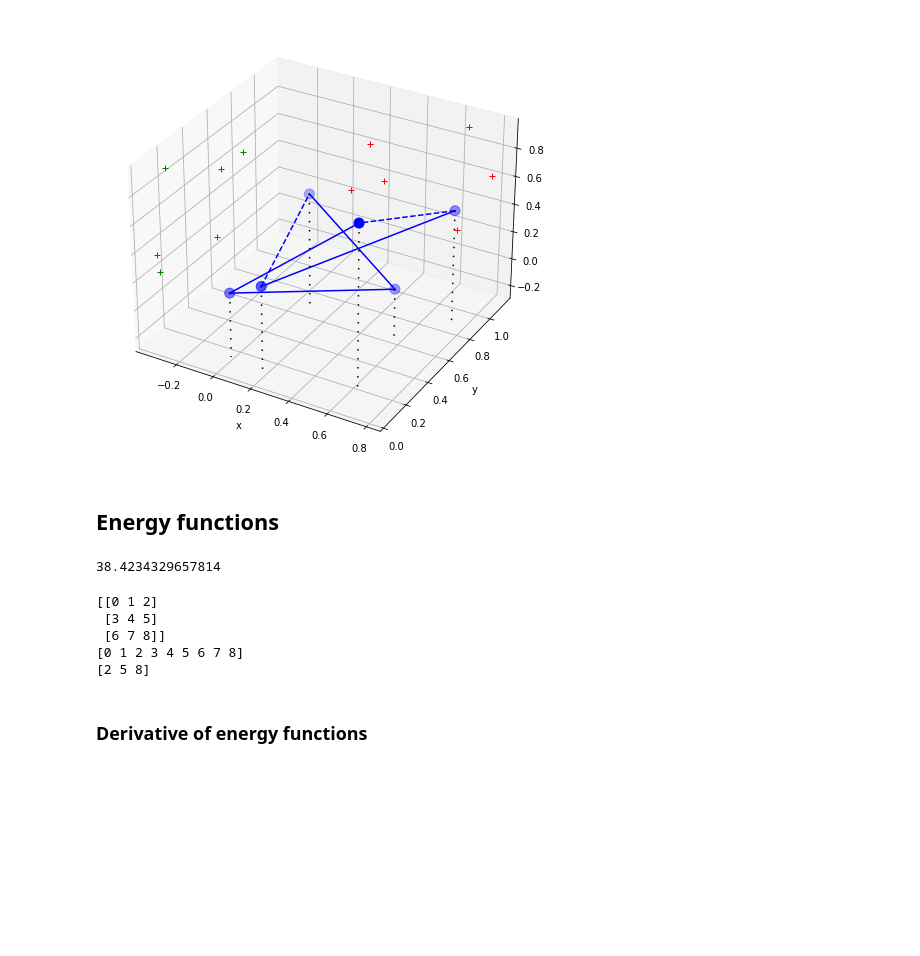
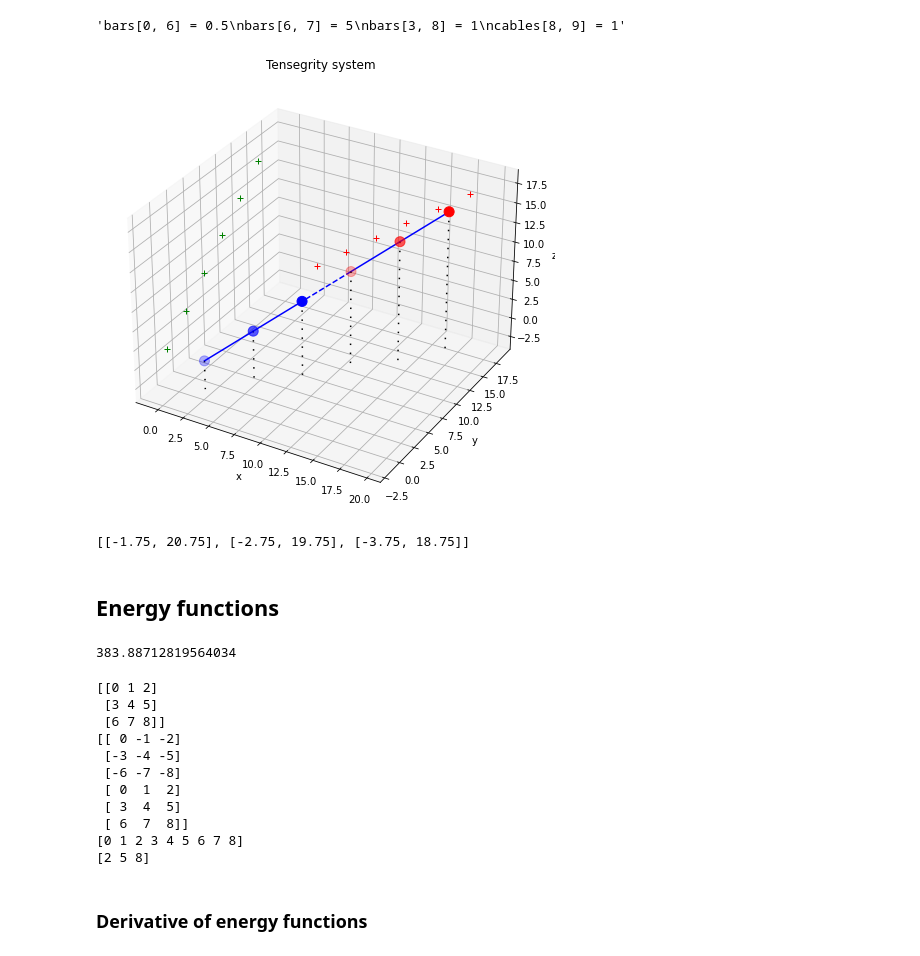
Before and after one commit to aledha/Tensegrity-Structures, a Jupyter notebook: tensegrity.ipynb, the cells around one changed output. Drawn from its saved outputs; the diff is of its cells as text; code cells hidden in the pictures; blank space fills up the shorter version.

```diff
--- a/tensegrity.ipynb
+++ b/tensegrity.ipynb
@@ -5,50 +5,72 @@ from mpl_toolkits.mplot3d import axes3d
 # %%
 N = 6
 # Testing vector
-X = np.reshape(np.random.rand(3 * N), (N, 3))
+X = np.reshape(np.flip(np.arange(3 * N)), (N, 3))
 bars = np.zeros((N, N))
 cables = np.zeros((N, N))
 
 bars[0,1] = 0.5
-bars[1, 3] = 0.5
+bars[1, 2] = 0.5
 cables[2,3] = 0.5
-bars[2, 4] = 0.5
-cables[4,5] = 0.5
-bars[0,5] = 0.5
+bars[3, 4] = 0.5
+bars[4,5] = 1
+#bars[0,5] = 0.5
+"""bars[0, 6] = 0.5
+bars[6, 7] = 5
+bars[3, 8] = 1
+cables[8, 9] = 1"""
+# %% [output]
+'bars[0, 6] = 0.5\nbars[6, 7] = 5\nbars[3, 8] = 1\ncables[8, 9] = 1'
 # %%
-def plot_points(X, bars, cables):
+def plot_points(X, bars, cables, M, lims = [None, None, None], title = "Tensegrity system"):
     fig = plt.figure(figsize=(12,8))
     ax = fig.add_subplot(projection = '3d')
+    ax.set_title(title)
     x, y, z = X[:, 0], X[:, 1], X[:, 2]
-    xmin, xmax = np.min(X[:,0]), np.max(X[:,0])
-    ymin, ymax = np.min(X[:,1]), np.max(X[:,1])
-    zmin, zmax = np.min(X[:,2]), np.max(X[:,2])
 
-    ax.scatter(x, y, z, s = 100, c = 'blue')
+    xlims, ylims, zlims = lims
+    if xlims == None:
+        xmin, xmax = np.min(X[:,0]), np.max(X[:,0])
+        xlims = [xmin - (xmax-xmin) / 4, xmax + (xmax-xmin) / 4]
+    if ylims == None:
+        ymin, ymax = np.min(X[:,1]), np.max(X[:,1])
+        ylims = [ymin - (ymax-ymin) / 4, ymax + (ymax-ymin) / 4]
+    if zlims == None:
+        zmin, zmax = np.min(X[:,2]), np.max(X[:,2])
+        zlims = [zmin - (zmax-zmin) / 4, zmax + (zmax-zmin) / 4]
 
-    ax.plot(x, z, 'r+', zdir='y', zs = ymax + (ymax-ymin) / 2)
-    ax.plot(y, z, 'g+', zdir='x', zs= xmin - (xmax-xmin) / 2)
+    ax.scatter(x[:M], y[:M], z[:M], s = 100, c = 'red')
+    ax.scatter(x[M:], y[M:], z[M:], s = 100, c = 'blue')
+
+    ax.plot(x, z, 'r+', zdir='y', zs = ylims[1])
+    ax.plot(y, z, 'g+', zdir='x', zs= xlims[0])
     #ax.plot(x, y, 'k+', zdir='z', zs= zmin - (zmax-zmin) / 2)
     ax.set_xlabel('x')
     ax.set_ylabel('y')
     ax.set_zlabel('z')
+
+    ax.set_xlim3d(xlims[0], xlims[1])
+    ax.set_ylim3d(ylims[0], ylims[1])
+    ax.set_zlim3d(zlims[0], zlims[1])
 
     cable_indices = np.asarray(np.where(cables != 0))
     for i, j in cable_indices.T:
         ax.plot([x[i], x[j]], [y[i], y[j]], [z[i], z[j]], 'b--')
 
     bar_indices = np.asarray(np.where(bars != 0))
     for i, j in bar_indices.T:
         ax.plot([x[i], x[j]], [y[i], y[j]], [z[i], z[j]], 'b-')
 
     # Projection down on z
     for i in range(len(z)):
-        ax.plot([x[i], x[i]], [y[i], y[i]], [z[i], zmin - (zmax-zmin) / 2], linestyle = (0, (1, 5)), color = 'black')
+        ax.plot([x[i], x[i]], [y[i], y[i]], [z[i], zlims[0]], linestyle = (0, (1, 5)), color = 'black')
     plt.show()
+    return [xlims, ylims, zlims]
 
-plot_points(X, bars, cables)
+plot_points(X, bars, cables, 3)
 # %% [output]
-[figure, old version]
+[figure, new version]
+[[-1.75, 20.75], [-2.75, 19.75], [-3.75, 18.75]]
 # %% [markdown]
 ## Energy functions
 # %%
@@ -81,19 +103,26 @@ def E(X, cables, bars, ms):
     return E_ext(Y, ms) + E_bar(Y, bars) + E_cable(Y, cables)
 
 # Test
-ms = np.ones(N)
+ms = 0.1 * np.ones(N)
 print(E(X, cables, bars, ms))
 # %% [output]
-38.4234329657814
+383.88712819564034
 # %%
 a = np.arange(9).reshape((3,3))
 print(a)
+print(np.vstack((-a,a)))
 print(a.flatten())
 print(a.flatten()[2::3])
 # %% [output]
 [[0 1 2]
  [3 4 5]
  [6 7 8]]
+[[ 0 -1 -2]
+ [-3 -4 -5]
+ [-6 -7 -8]
+ [ 0  1  2]
+ [ 3  4  5]
+ [ 6  7  8]]
 [0 1 2 3 4 5 6 7 8]
 [2 5 8]
 # %% [markdown]
```
Also changed, not shown: parts of 3 cells of this notebook.
